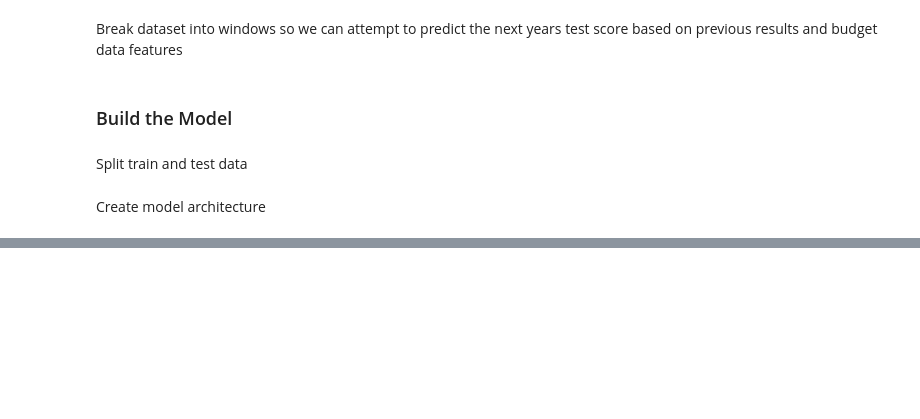
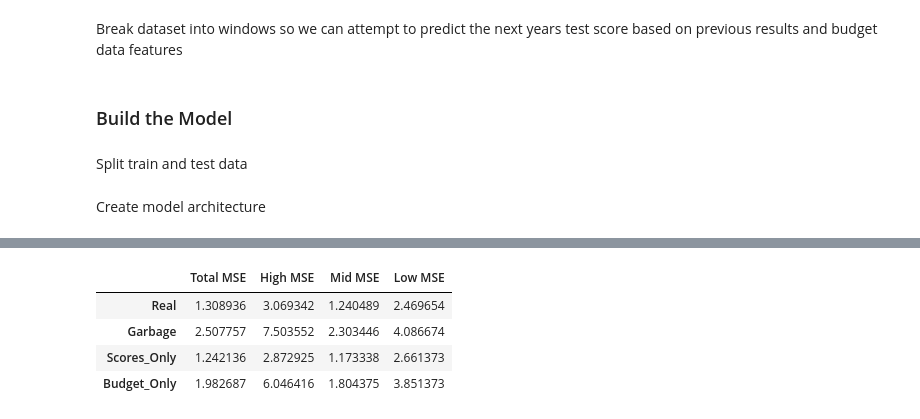
Before and after one commit to JamesVLinton/Texas_Education_Data_Analysis, a Jupyter notebook: notebooks/Predict_Outcomes.ipynb, the cells around one changed output, grey strips where cells are left out. Saved outputs shown, nothing was run; the diff lists cells and outputs as text; code cells hidden in the pictures; blank space fills up the shorter version.

```diff
--- a/notebooks/Predict_Outcomes.ipynb
+++ b/notebooks/Predict_Outcomes.ipynb
@@ -253,7 +263,8 @@ Train and test model
 # %%
 real_model = create_model(window,features)
 
-fit_predict(real_model, train_inputs, train_labels, test_inputs, test_labels)
+
+real_results = fit_predict(real_model, 'Real', train_inputs, train_labels, test_inputs, test_labels)
 # %% [output]
 Epoch 1/10
 WARNING:tensorflow:AutoGraph could not transform <function Model.make_train_function.<locals>.train_function at 0x...> and will run it as-is.
@@ -278,7 +289,7 @@ Run model with garbage data to compare with
 garbage_model = create_model(window,features)
 
 rand_data = np.random.rand(train_inputs.shape[0],train_inputs.shape[1],train_inputs.shape[2])
-fit_predict(garbage_model, rand_data, train_labels, test_inputs, test_labels)
+garbage_results = fit_predict(garbage_model, 'Garbage', rand_data, train_labels, test_inputs, test_labels)
 # %% [output]
 Epoch 1/10
 WARNING:tensorflow:AutoGraph could not transform <function Model.make_train_function.<locals>.train_function at 0x...> and will run it as-is.
@@ -322,0 +313,4 @@ dataset[['Avg_Act','Security_Monitoring_General_Funds']].plot.scatter(x='Securit
+# %%
+scores_only_model = create_model(window,1)
+
+scores_results = fit_predict(scores_only_model, 'Scores_Only', scores_train_inputs, train_labels, scores_test_inputs, test_labels)
@@ -322,0 +337,4 @@ dataset[['Avg_Act','Security_Monitoring_General_Funds']].plot.scatter(x='Securit
+# %%
+budget_only_model = create_model(window, budget_train_inputs.shape[2])
+
+budget_results = fit_predict(budget_only_model, 'Budget_Only', budget_train_inputs, train_labels, budget_test_inputs, test_labels)
@@ -322,0 +359,9 @@ dataset[['Avg_Act','Security_Monitoring_General_Funds']].plot.scatter(x='Securit
+# %%
+results = pd.concat([real_results, garbage_results, scores_results, budget_results])
+results
+# %% [output]
+|  | Total MSE | High MSE | Mid MSE | Low MSE |
+| Real | 1.308936 | 3.069342 | 1.240489 | 2.469654 |
+| Garbage | 2.507757 | 7.503552 | 2.303446 | 4.086674 |
+| Scores_Only | 1.242136 | 2.872925 | 1.173338 | 2.661373 |
+| Budget_Only | 1.982687 | 6.046416 | 1.804375 | 3.851373 |
```
Also changed, not shown: parts of 19 cells of this notebook, 1 other file.
